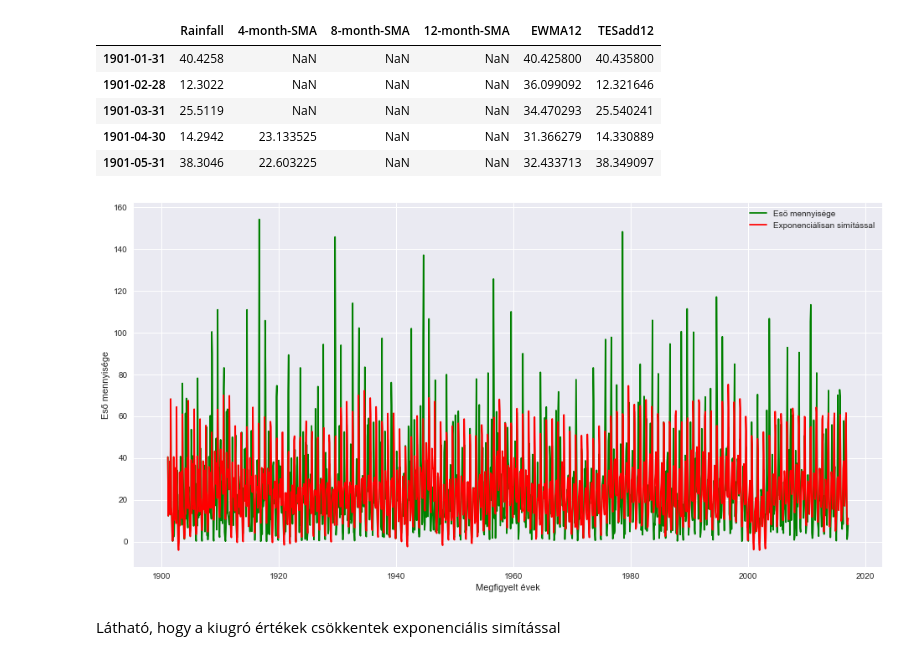
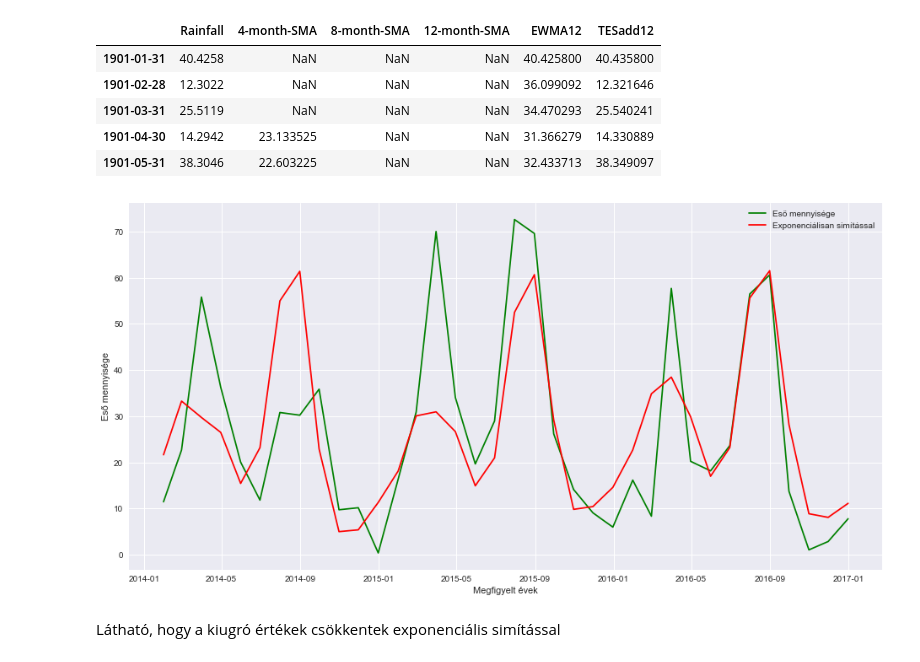
Before and after one commit to tmartin98/szamitogepadatelemzes, a Jupyter notebook: Pakistan rainfall.ipynb, the cells around one changed output. Saved outputs shown, nothing was run; the diff lists cells and outputs as text; code cells hidden in the pictures.

```diff
--- a/Pakistan rainfall.ipynb
+++ b/Pakistan rainfall.ipynb
@@ -38,3 +54,5 @@ df.head()
 | 1901-03-31 | 25.5119 |
 | 1901-04-30 | 14.2942 |
 | 1901-05-31 | 38.3046 |
+# %%
+df.drop_duplicates(inplace=True)
@@ -99,14 +144,14 @@ df.head()
 | 1901-05-31 | 38.3046 | 22.603225 | NaN | NaN | 32.433713 | 38.349097 |
 # %%
 plt.figure(figsize=(16,8))
-plt.plot(df['Rainfall'],color='green')
-plt.plot(df['TESadd12'],color='red')
+plt.plot(df['Rainfall'][-36:],color='green')
+plt.plot(df['TESadd12'][-36:],color='red')
 plt.xlabel('Megfigyelt évek')
 plt.ylabel('Eső mennyisége')
 plt.legend(['Eső mennyisége','Exponenciálisan simítással'])
 plt.show()
 # %% [output]
-[figure, old version]
+[figure, new version]
 # %% [markdown]
 Látható, hogy a kiugró értékek csökkentek exponenciális simítással
 # %% [markdown]
```
Also changed, not shown: parts of 13 cells of this notebook.
